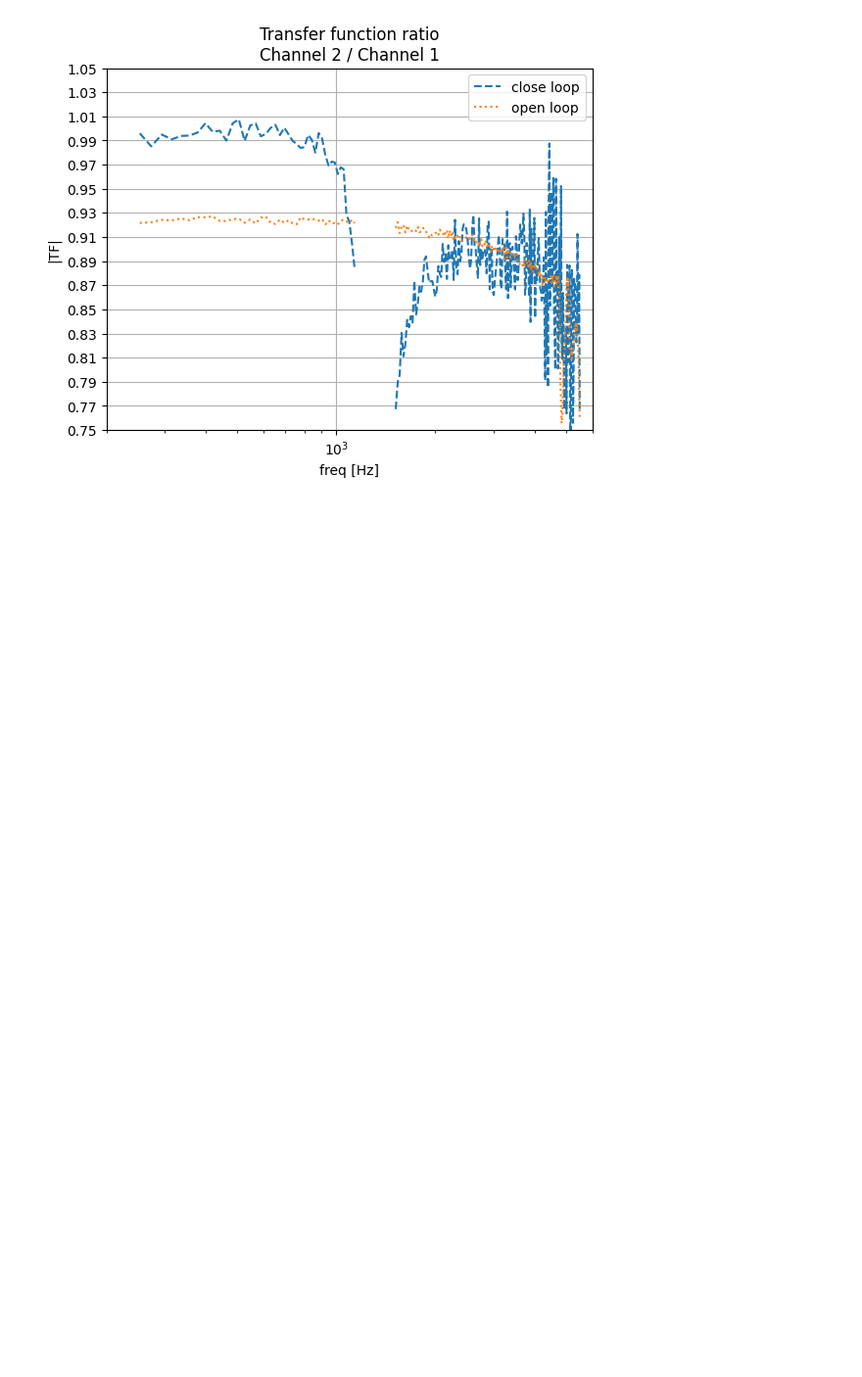
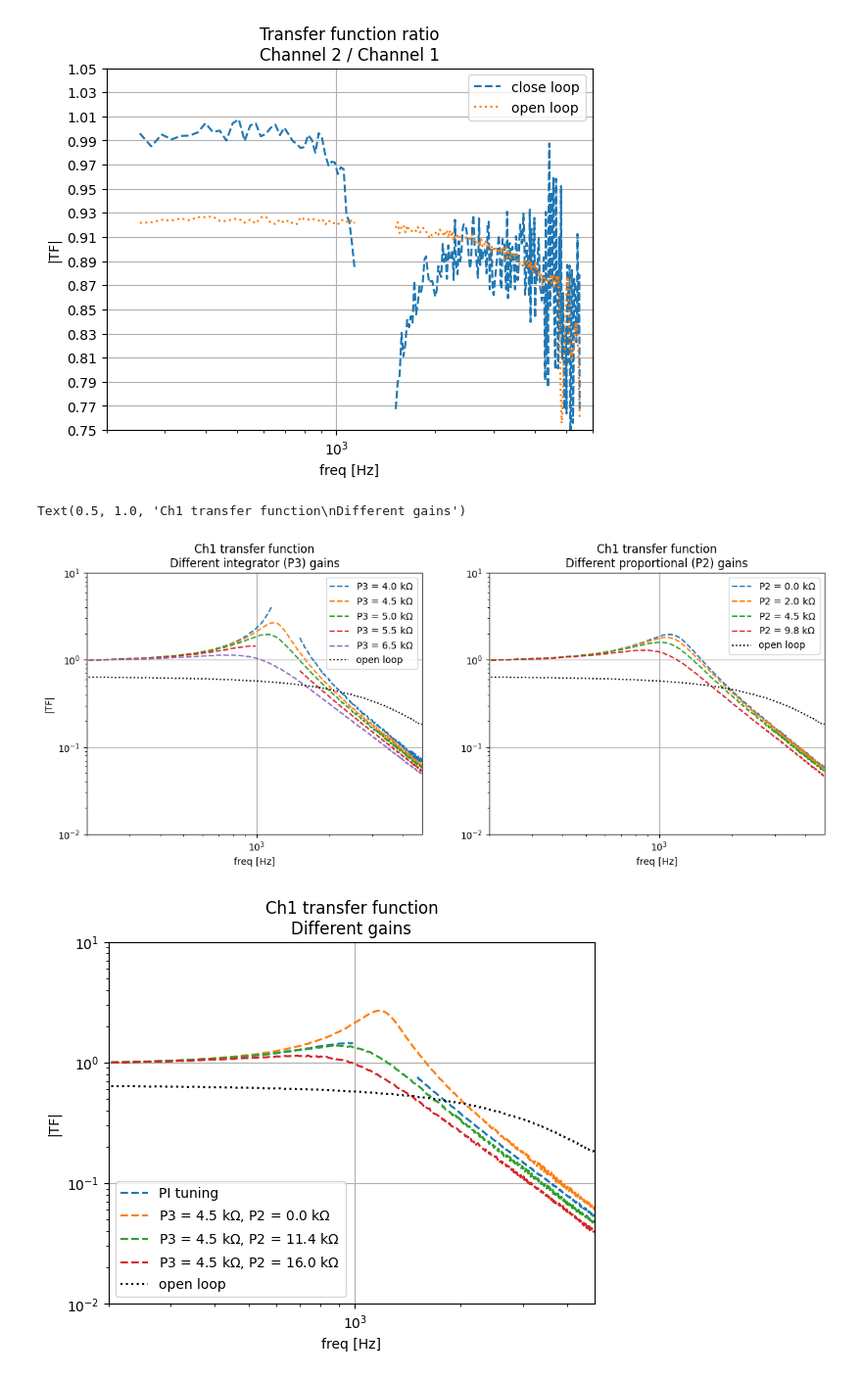
Before and after one commit to runabriguglio/SPLATT, a Jupyter notebook: splattsw/JupyterNotebooks/scratchPiezoTFs.ipynb, the cells around one changed output. Shown at 98% size. Saved outputs shown, nothing was run; the diff lists cells and outputs as text; code cells hidden in the pictures; blank space fills up the shorter version.

```diff
--- a/splattsw/JupyterNotebooks/scratchPiezoTFs.ipynb
+++ b/splattsw/JupyterNotebooks/scratchPiezoTFs.ipynb
@@ -158,0 +219,55 @@ Text(0.5, 1.0, 'Transfer function ratio\nChannel 2 / Channel 1')
+# %%
+dec = 100
+plt.figure(figsize=(14,5))
+plt.subplot(1,2,1)
+plt.plot(f[::dec],ch1_cltf[::dec],'--',label=r'P3 = 4.0 k$\Omega$')
+plt.plot(f[::dec],ch1_cltf_L[::dec],'--',label=r'P3 = 4.5 k$\Omega$')
+plt.plot(f[::dec],ch1_cltf_K[::dec],'--',label=r'P3 = 5.0 k$\Omega$')
+plt.plot(f[::dec],ch1_cltf_B[::dec],'--',label=r'P3 = 5.5 k$\Omega$')
+plt.plot(f[::dec],ch1_cltf_D[::dec],'--',label=r'P3 = 6.5 k$\Omega$')
+plt.plot(f[::dec],ch1_oltf[::dec],':',c='k',label=r'open loop')
+plt.legend()
+plt.grid()
+plt.xscale('log')
+plt.yscale('log')
+plt.xlim([200,4800])
+plt.ylim([1e-2,10])
+plt.xlabel('freq [Hz]')
+plt.ylabel('|TF|')
+plt.title('Ch1 transfer function\nDifferent integrator (P3) gains')
+plt.subplot(1,2,2)
+plt.plot(f[::dec],ch1_cltf_K[::dec],'--',label=r'P2 = 0.0 k$\Omega$')
+plt.plot(f[::dec],ch1_cltf_H[::dec],'--',label=r'P2 = 2.0 k$\Omega$')
+plt.plot(f[::dec],ch1_cltf_I[::dec],'--',label=r'P2 = 4.5 k$\Omega$')
+plt.plot(f[::dec],ch1_cltf_J[::dec],'--',label=r'P2 = 9.8 k$\Omega$')
+plt.plot(f[::dec],ch1_oltf[::dec],':',c='k',label=r'open loop')
+plt.legend()
+plt.grid()
+plt.xscale('log')
+plt.yscale('log')
+plt.xlim([200,4800])
+plt.ylim([1e-2,10])
+plt.xlabel('freq [Hz]')
+plt.title('Ch1 transfer function\nDifferent proportional (P2) gains')
+
+
+
+plt.figure()
+plt.plot(f[::dec],ch1_cltf_B[::dec],'--',label=r'PI tuning')
+plt.plot(f[::dec],ch1_cltf_L[::dec],'--',label=r'P3 = 4.5 k$\Omega$, P2 = 0.0 k$\Omega$')
+plt.plot(f[::dec],ch1_cltf_M[::dec],'--',label=r'P3 = 4.5 k$\Omega$, P2 = 11.4 k$\Omega$')
+plt.plot(f[::dec],ch1_cltf_N[::dec],'--',label=r'P3 = 4.5 k$\Omega$, P2 = 16.0 k$\Omega$')
+plt.plot(f[::dec],ch1_oltf[::dec],':',c='k',label=r'open loop')
+plt.legend()
+plt.grid()
+plt.xscale('log')
+plt.yscale('log')
+plt.xlim([200,4800])
+plt.ylim([1e-2,10])
+plt.xlabel('freq [Hz]')
+plt.ylabel('|TF|')
+plt.title('Ch1 transfer function\nDifferent gains')
+# %% [output]
+Text(0.5, 1.0, 'Ch1 transfer function\nDifferent gains')
+[figure, added]
+[figure, added]
```
Also changed, not shown: parts of 4 cells of this notebook.
